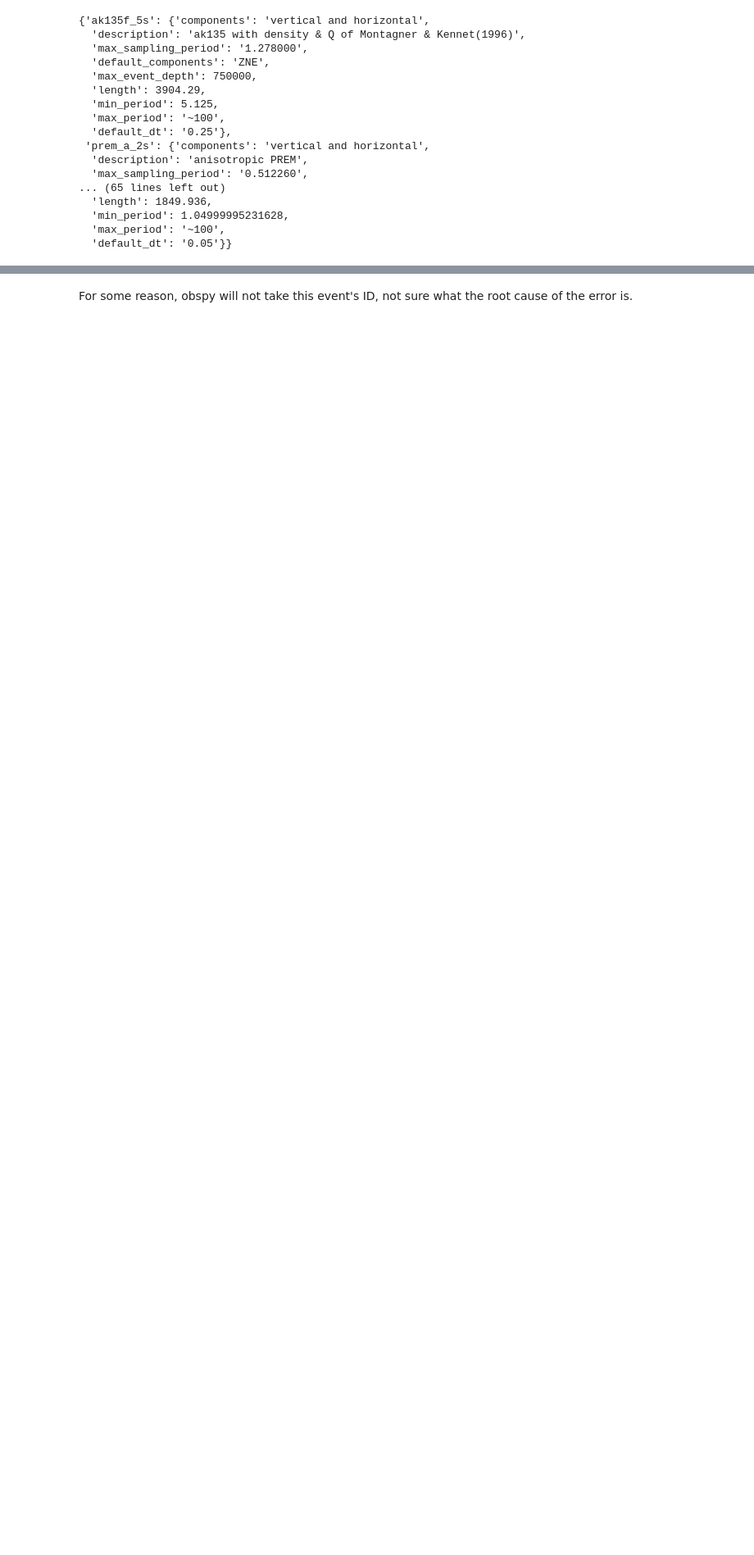
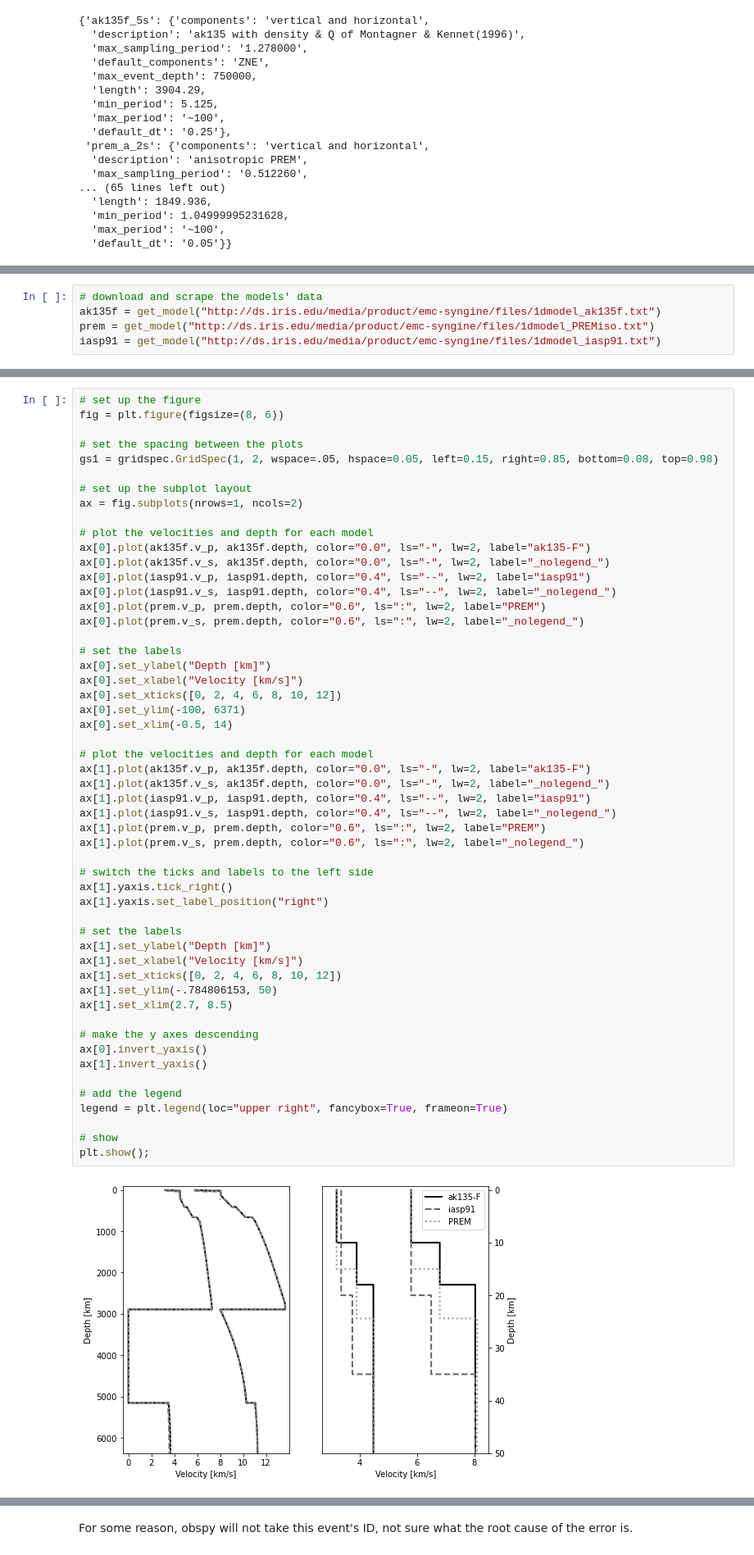
Before and after one commit to TimNagle-McNaughton/USGS, a Jupyter notebook: Syngine_example.ipynb, the cells around one changed output, grey strips where cells are left out. Shown at 82% size. Drawn from its saved outputs; the diff is of its cells as text; blank space fills up the shorter version.

Commit message:
Adding depth/velocity visualization

```diff
--- a/Syngine_example.ipynb
+++ b/Syngine_example.ipynb
@@ -94,0 +141,5 @@ models
+# %%
+# download and scrape the models' data
+ak135f = get_model("http://ds.iris.edu/media/product/emc-syngine/files/1dmodel_ak135f.txt")
+prem = get_model("http://ds.iris.edu/media/product/emc-syngine/files/1dmodel_PREMiso.txt")
+iasp91 = get_model("http://ds.iris.edu/media/product/emc-syngine/files/1dmodel_iasp91.txt")
@@ -95,3 +148,58 @@ models
+# %%
+# set up the figure
+fig = plt.figure(figsize=(8, 6))
+
+# set the spacing between the plots
+gs1 = gridspec.GridSpec(1, 2, wspace=.05, hspace=0.05, left=0.15, right=0.85, bottom=0.08, top=0.98)
+
+# set up the subplot layout
+ax = fig.subplots(nrows=1, ncols=2)
+
+# plot the velocities and depth for each model
+ax[0].plot(ak135f.v_p, ak135f.depth, color="0.0", ls="-", lw=2, label="ak135-F")
+ax[0].plot(ak135f.v_s, ak135f.depth, color="0.0", ls="-", lw=2, label="_nolegend_")
+ax[0].plot(iasp91.v_p, iasp91.depth, color="0.4", ls="--", lw=2, label="iasp91")
+ax[0].plot(iasp91.v_s, iasp91.depth, color="0.4", ls="--", lw=2, label="_nolegend_")
+ax[0].plot(prem.v_p, prem.depth, color="0.6", ls=":", lw=2, label="PREM")
+ax[0].plot(prem.v_s, prem.depth, color="0.6", ls=":", lw=2, label="_nolegend_")
+
+# set the labels
+ax[0].set_ylabel("Depth [km]")
+ax[0].set_xlabel("Velocity [km/s]")
+ax[0].set_xticks([0, 2, 4, 6, 8, 10, 12])
+ax[0].set_ylim(-100, 6371)
+ax[0].set_xlim(-0.5, 14)
+
+# plot the velocities and depth for each model
+ax[1].plot(ak135f.v_p, ak135f.depth, color="0.0", ls="-", lw=2, label="ak135-F")
+ax[1].plot(ak135f.v_s, ak135f.depth, color="0.0", ls="-", lw=2, label="_nolegend_")
+ax[1].plot(iasp91.v_p, iasp91.depth, color="0.4", ls="--", lw=2, label="iasp91")
+ax[1].plot(iasp91.v_s, iasp91.depth, color="0.4", ls="--", lw=2, label="_nolegend_")
+ax[1].plot(prem.v_p, prem.depth, color="0.6", ls=":", lw=2, label="PREM")
+ax[1].plot(prem.v_s, prem.depth, color="0.6", ls=":", lw=2, label="_nolegend_")
+
+# switch the ticks and labels to the left side
+ax[1].yaxis.tick_right()
+ax[1].yaxis.set_label_position("right")
+
+# set the labels
+ax[1].set_ylabel("Depth [km]")
+ax[1].set_xlabel("Velocity [km/s]")
+ax[1].set_xticks([0, 2, 4, 6, 8, 10, 12])
+ax[1].set_ylim(-.784806153, 50)
+ax[1].set_xlim(2.7, 8.5)
+
+# make the y axes descending
+ax[0].invert_yaxis()
+ax[1].invert_yaxis()
+
+# add the legend
+legend = plt.legend(loc="upper right", fancybox=True, frameon=True)
+
+# show
+plt.show();
+# %% [output]
+[figure, added]
 # %% [markdown]
 We can now select the event we want to examine. We'll use [the largest earthquake so far in 2021](https://earthquake.usgs.gov/earthquakes/eventpage/us7000dflf/executive) ([alternate link](https://ds.iris.edu/spud/eventplot/18822380)):
 
```
Also changed, not shown: parts of 5 cells of this notebook.
